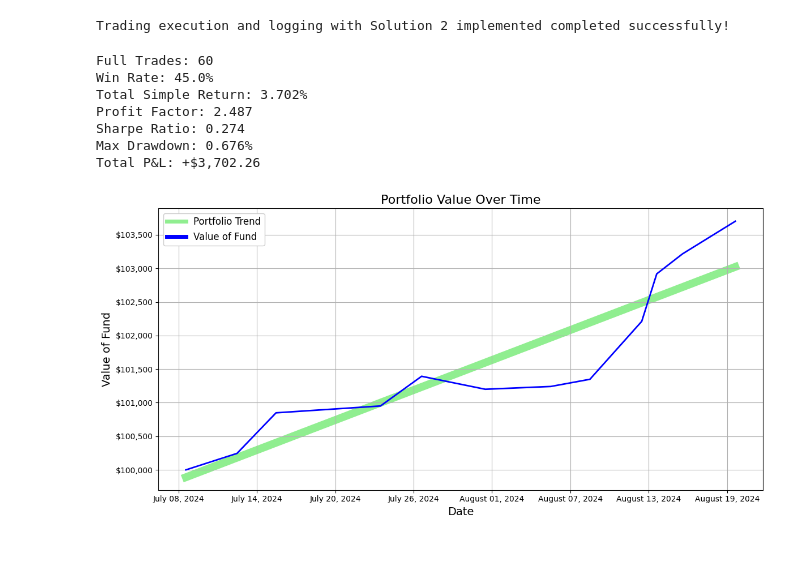
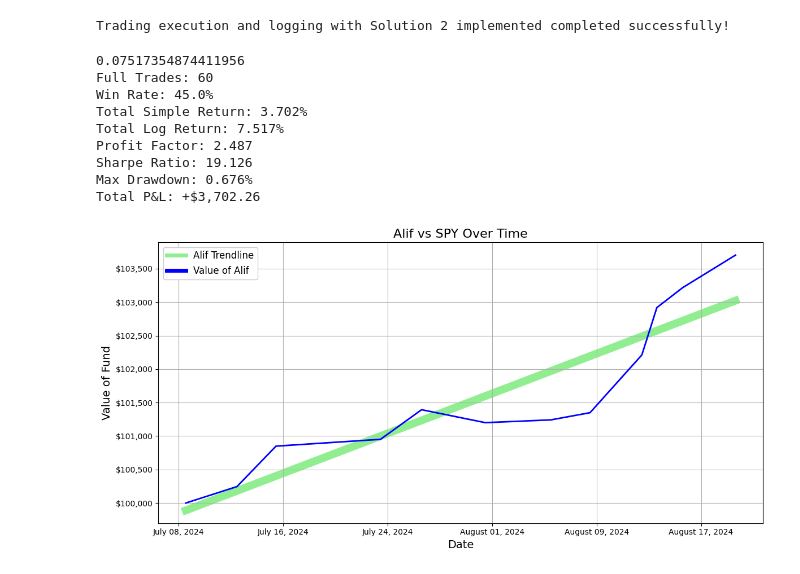
Before and after one commit to akb-p34/Alif, a Jupyter notebook: RBI/RBI.ipynb, the cells around one changed output. Saved outputs shown, nothing was run; the diff lists cells and outputs as text; code cells hidden in the pictures.

Commit message:
Fixed & Finalized the Sharpe ratio calculation

```diff
--- a/RBI/RBI.ipynb
+++ b/RBI/RBI.ipynb
@@ -524,10 +520,7 @@ total_profit = 0.00
 total_loss = 0.00
 num_wins = 0
 num_losses = 0
-num_stop_loss = 0
-num_sma_down = 0
-returns = []
-# Use Value_of_Fund instead of equity_curve for Max Drawdown
+log_returns = []
 equity_curve = performance_log["Value_of_Fund"]
 
 # Iterate through the performance log to calculate metrics
@@ -535,11 +528,13 @@ for i, row in performance_log.iterrows():
     if "Sell" in row["Action_Type"]:
         entry_price = float(performance_log[(performance_log["Trade_ID"] == row["Trade_ID"]) & (performance_log["Action_Type"] == "Buy")]["Action_Price"].iloc[0])
         action_price = float(row["Action_Price"])
-        trade_return = (action_price - entry_price) / entry_price
-        returns.append(trade_return)
+
+        # Calculate log return and append to log_returns
+        log_return = np.log(action_price / entry_price)
+        log_returns.append(log_return)
 
         # Determine if this is a winning or losing trade
-        if trade_return > 0:
+        if log_return > 0:
             total_profit += float(row["Total_Action_Value"]) - entry_price * float(row["Shares"])
             num_wins += 1
         else:
@@ -550,9 +545,22 @@ for i, row in performance_log.iterrows():
 full_trades = num_wins + num_losses
 win_rate = round((num_wins / full_trades) * 100, 3) if full_trades > 0 else 0
 profit_factor = round((total_profit / total_loss), 3) if total_loss > 0 else float('inf')
-average_return = round(sum(returns) / len(returns), 3) if returns else 0
-simple_return = round((final_cash - initial_cash) / initial_cash * 100, 3)  # Simple return as a percentage
-sharpe_ratio = round((average_return / pd.Series(returns).std()), 3) if len(returns) > 1 else 0
+simple_return = round((final_cash - initial_cash) / initial_cash * 100, 3)
+
+# Calculate the realized Rf return for the specific period
+annual_rate = 5.35 / 100  # Convert 5.35% to a decimal
+days_held = 43  # Number of days between 07/08/2024 and 08/19/2024
+days_in_year = 365  # Number of days in a year
+
+# Calculate cumulative Rf over the period
+realized_Rf_return = ((1 + annual_rate) ** (days_held / days_in_year) - 1)
+
+# Calculate the total log return of the portfolio over the period
+total_log_return = np.sum(log_returns)
+
+# Calculate the Sharpe Ratio using the total log return and cumulative Rf return
+log_return_std = np.std(log_returns)
+sharpe_ratio = round((total_log_return - realized_Rf_return) / log_return_std, 3) if len(log_returns) > 1 else 0
 
 # Calculate Max Drawdown using the Value_of_Fund column
 roll_max = equity_curve.cummax()
@@ -566,24 +574,22 @@ pnl_sign = "+" if pnl > 0 else "-"
 print(f"Full Trades: {full_trades}")
 print(f"Win Rate: {win_rate}%")
 print(f"Total Simple Return: {simple_return}%")
+print(f"Total Log Return: {round(total_log_return*100,3)}%")
 print(f"Profit Factor: {profit_factor}")
 print(f"Sharpe Ratio: {sharpe_ratio}")
 print(f"Max Drawdown: {max_drawdown}%")
 print(f"Total P&L: {pnl_sign}${pnl:,.2f}")
 # %% [output]
+0.07517354874411956
 Full Trades: 60
 Win Rate: 45.0%
 Total Simple Return: 3.702%
+Total Log Return: 7.517%
 Profit Factor: 2.487
-Sharpe Ratio: 0.274
+Sharpe Ratio: 19.126
 Max Drawdown: 0.676%
 Total P&L: +$3,702.26
 # %%
-import matplotlib.pyplot as plt
-import pandas as pd
-import numpy as np
-from matplotlib.dates import date2num, DateFormatter
-
 # Load the performance log
 performance_log = pd.read_csv("Performance_Log.csv", parse_dates=["Action_Time"])
 
@@ -607,36 +613,36 @@ z = np.polyfit(x, y, 1)
 p = np.poly1d(z)
 
 # Plot the Portfolio Trend line under the Value of Fund line
-plt.plot(selected_data["Action_Time"], p(x), color='lightgreen', linewidth=10, label='Portfolio Trend', zorder=1)
+plt.plot(selected_data["Action_Time"], p(x), color='lightgreen', linewidth=10, label='Alif Trendline', zorder=1)
 
 # Enhancing the chart
-plt.plot(selected_data["Action_Time"], selected_data["Value_of_Fund"], color='blue', linewidth=2, label='Value of Fund', zorder=2)
+plt.plot(selected_data["Action_Time"], selected_data["Value_of_Fund"], color='blue', linewidth=2, label='Value of Alif', zorder=2)
 
-plt.title('Portfolio Value Over Time', fontsize=16)
+plt.title('Alif vs SPY Over Time', fontsize=16)
 plt.xlabel('Date', fontsize=14)
 plt.ylabel('Value of Fund', fontsize=14)
 plt.grid(True)
 
 # Format the date on the x-axis to "Month Day, Year"
 date_form = DateFormatter("%B %d, %Y")
 plt.gca().xaxis.set_major_formatter(date_form)
 
 # Format the y-axis with dollar signs and commas
 plt.gca().yaxis.set_major_formatter(plt.FuncFormatter(lambda x, loc: f'${x:,.0f}'))
 
 # Set evenly spaced gridlines on x-axis
-plt.gca().xaxis.set_major_locator(plt.MaxNLocator(nbins=8))  # Adjust the number of gridlines on the x-axis
+plt.gca().xaxis.set_major_locator(plt.MaxNLocator(nbins=7))  # Adjust the number of gridlines on the x-axis
 
 # Adding a legend with better display for the thick line
 legend = plt.legend(loc='upper left', fontsize=12)
 legend.get_frame().set_alpha(1)  # Make the legend background solid
 
 # Adjust the thickness of the legend line
 for legobj in legend.legendHandles:
     legobj.set_linewidth(5.0)
 
 # Show the plot
 plt.tight_layout()
 plt.show()
 # %% [output]
-[figure, old version]
+[figure, new version]
```
Also changed, not shown: parts of 3 cells of this notebook.
